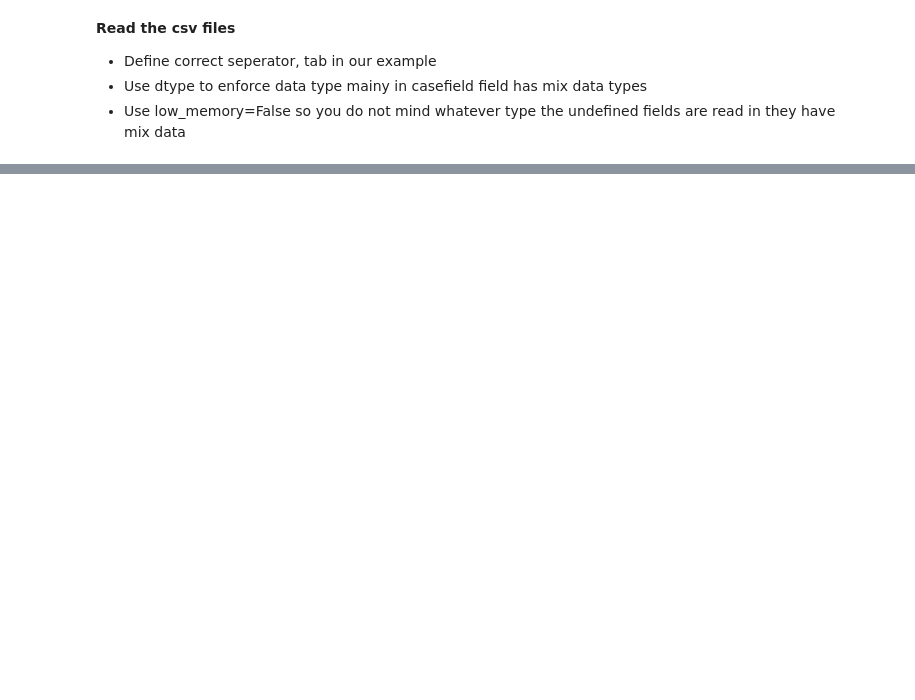
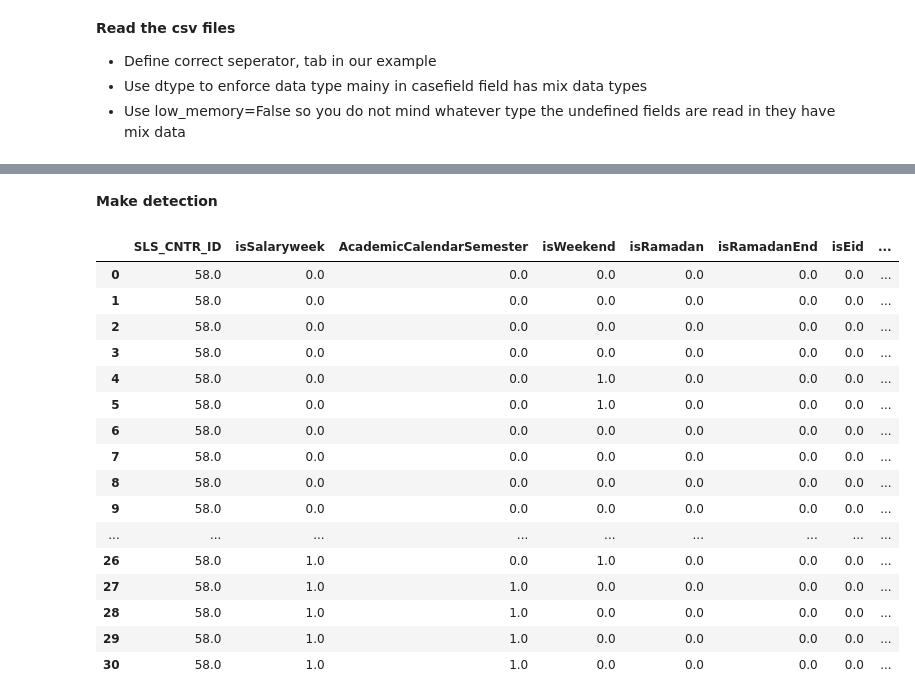
Before and after one commit to hajsf/Time-Series-Forecast, a Jupyter notebook: 06_ConsumeModel.ipynb, the cells around one changed output, grey strips where cells are left out. Drawn from its saved outputs; the diff is of its cells as text; code cells hidden in the pictures; blank space fills up the shorter version.

```diff
--- a/06_ConsumeModel.ipynb
+++ b/06_ConsumeModel.ipynb
@@ -28,0 +155,30 @@ path = "/content/drive/MyDrive/ColabNotebooks/dataset/05_TrainedModel/"
+# %% [markdown]
+**Make detection**
+# %%
+data = data.drop(columns=['DATE1'])
+# %%
+data = data.drop(columns=['ForecastedQty''])
+# %%
+data['ForecastedQty'] = model.predict(data)
+# %%
+data['ForecastedQty'] = round(data['ForecastedQty'], 0) # or use floor() or ceil()
+# %%
+data
+# %% [output]
+|  | SLS_CNTR_ID | isSalaryweek | AcademicCalendarSemester | isWeekend | isRamadan | isRamadanEnd | isEid | ... |
+| 0 | 58.0 | 0.0 | 0.0 | 0.0 | 0.0 | 0.0 | 0.0 | ... |
+| 1 | 58.0 | 0.0 | 0.0 | 0.0 | 0.0 | 0.0 | 0.0 | ... |
+| 2 | 58.0 | 0.0 | 0.0 | 0.0 | 0.0 | 0.0 | 0.0 | ... |
+| 3 | 58.0 | 0.0 | 0.0 | 0.0 | 0.0 | 0.0 | 0.0 | ... |
+| 4 | 58.0 | 0.0 | 0.0 | 1.0 | 0.0 | 0.0 | 0.0 | ... |
+| 5 | 58.0 | 0.0 | 0.0 | 1.0 | 0.0 | 0.0 | 0.0 | ... |
+| 6 | 58.0 | 0.0 | 0.0 | 0.0 | 0.0 | 0.0 | 0.0 | ... |
+| 7 | 58.0 | 0.0 | 0.0 | 0.0 | 0.0 | 0.0 | 0.0 | ... |
+| 8 | 58.0 | 0.0 | 0.0 | 0.0 | 0.0 | 0.0 | 0.0 | ... |
+| 9 | 58.0 | 0.0 | 0.0 | 0.0 | 0.0 | 0.0 | 0.0 | ... |
+| ... | ... | ... | ... | ... | ... | ... | ... | ... |
+| 26 | 58.0 | 1.0 | 0.0 | 1.0 | 0.0 | 0.0 | 0.0 | ... |
+| 27 | 58.0 | 1.0 | 1.0 | 0.0 | 0.0 | 0.0 | 0.0 | ... |
+| 28 | 58.0 | 1.0 | 1.0 | 0.0 | 0.0 | 0.0 | 0.0 | ... |
+| 29 | 58.0 | 1.0 | 1.0 | 0.0 | 0.0 | 0.0 | 0.0 | ... |
+| 30 | 58.0 | 1.0 | 1.0 | 0.0 | 0.0 | 0.0 | 0.0 | ... |
```
Also changed, not shown: parts of 21 cells of this notebook.
